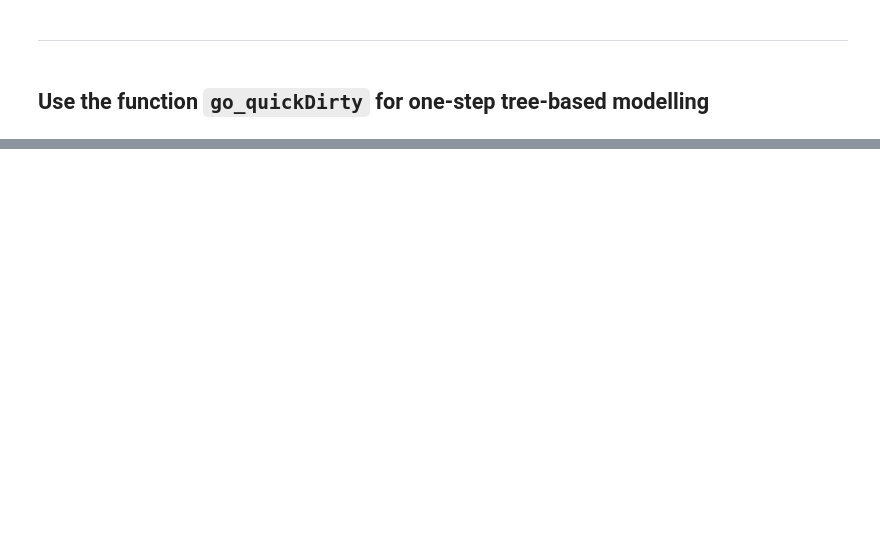
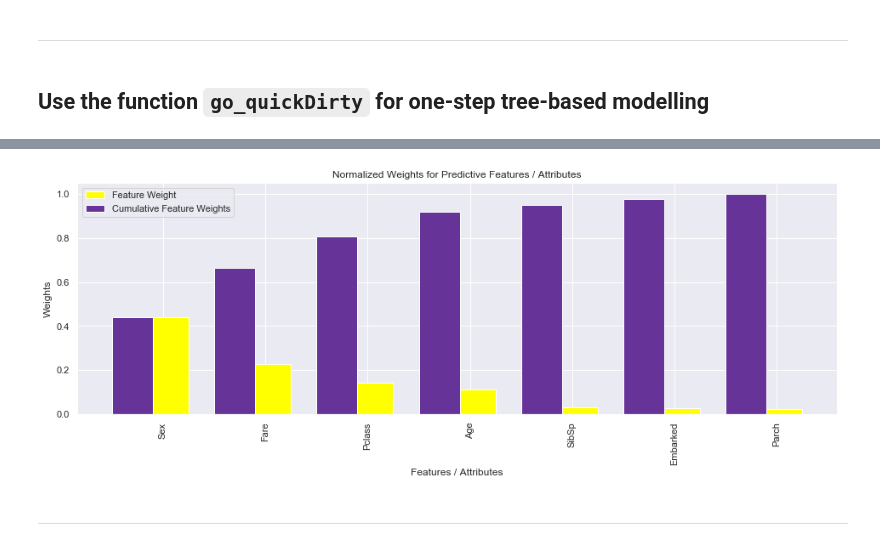
Before and after one commit to rbuerki/codebook, a Jupyter notebook: test_notebooks/LogReg_demo_and_testing.ipynb, the cells around one changed output, grey strips where cells are left out. Drawn from its saved outputs; the diff is of its cells as text; code cells hidden in the pictures; blank space fills up the shorter version.

```diff
--- a/test_notebooks/LogReg_demo_and_testing.ipynb
+++ b/test_notebooks/LogReg_demo_and_testing.ipynb
@@ -265,0 +339,6 @@ f1_score: 0.7708
+# %%
+gbc_simple.plot_feature_weights()
+# %% [output]
+[figure, added]
+# %% [markdown]
+---
```
Also changed, not shown: parts of 14 cells of this notebook, 1 other file.
